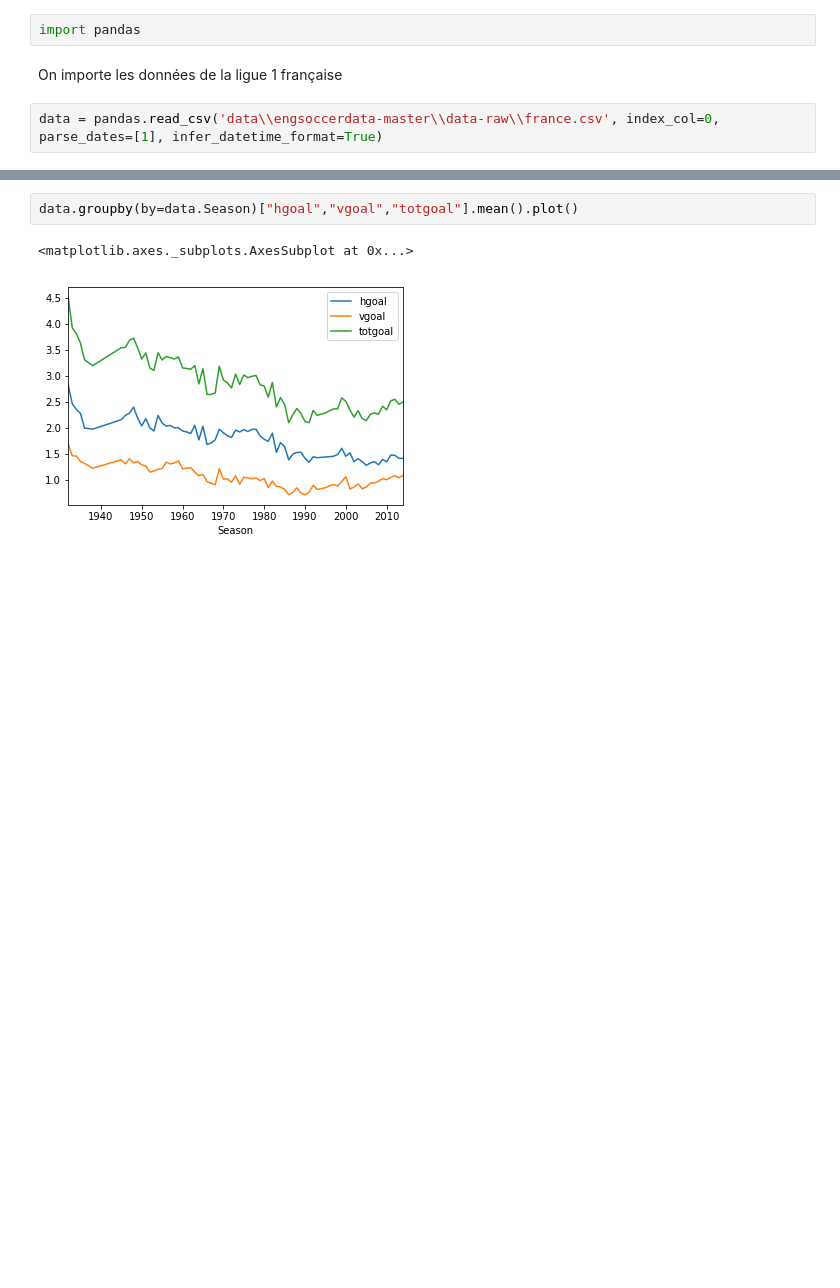
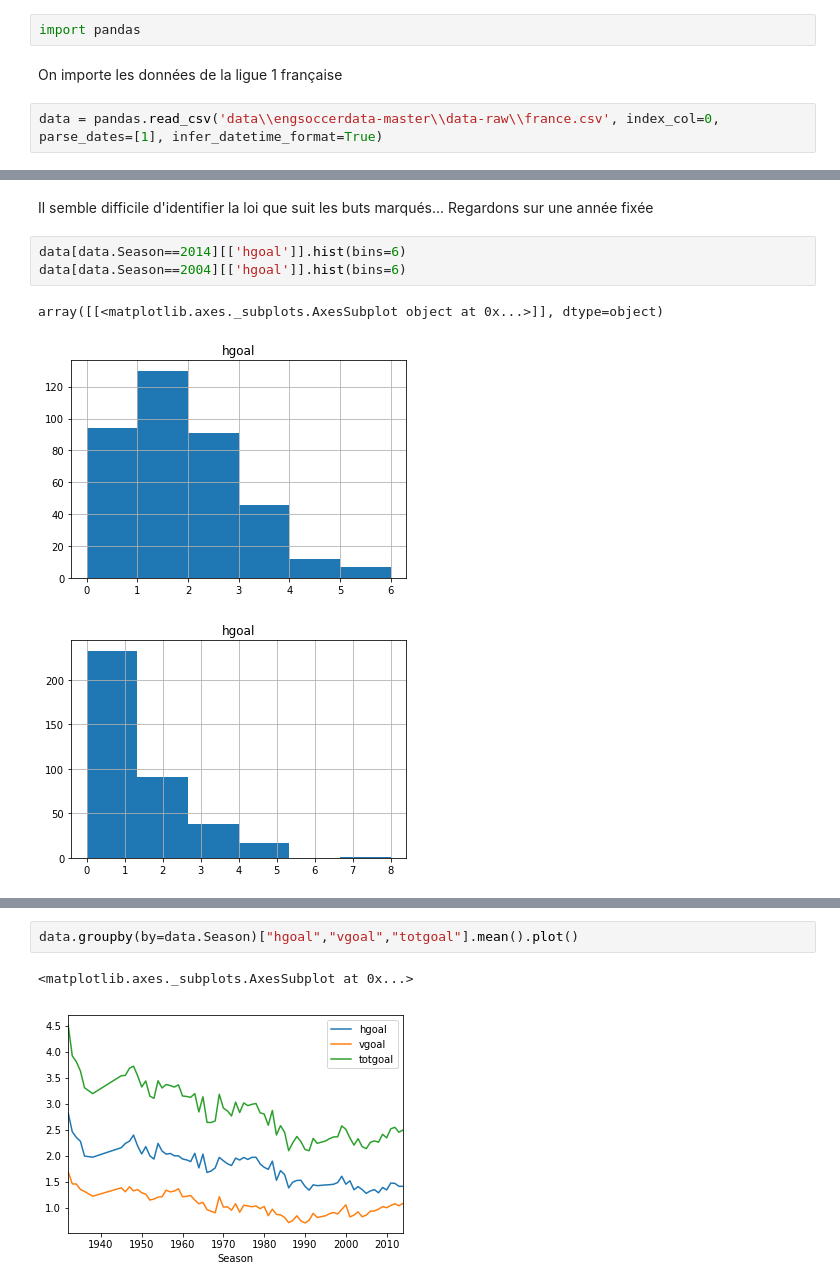
Before and after one commit to alexisrosuel/Football-predictions, a Jupyter notebook: Loi de Poisson - Goals.ipynb, the cells around one changed output, grey strips where cells are left out. Saved outputs shown, nothing was run; the diff lists cells and outputs as text; blank space fills up the shorter version.

```diff
--- a/Loi de Poisson - Goals.ipynb
+++ b/Loi de Poisson - Goals.ipynb
@@ -22,0 +33,9 @@ Affichons l'évolution du nombre de buts par match au fur et à mesure des anné
+# %% [markdown]
+Il semble difficile d'identifier la loi que suit les buts marqués... Regardons sur une année fixée
+# %%
+data[data.Season==2014][['hgoal']].hist(bins=6)
+data[data.Season==2004][['hgoal']].hist(bins=6)
+# %% [output]
+array([[<matplotlib.axes._subplots.AxesSubplot object at 0x...>]], dtype=object)
+[figure, added]
+[figure, added]
```
Also changed, not shown: parts of 16 cells of this notebook.
